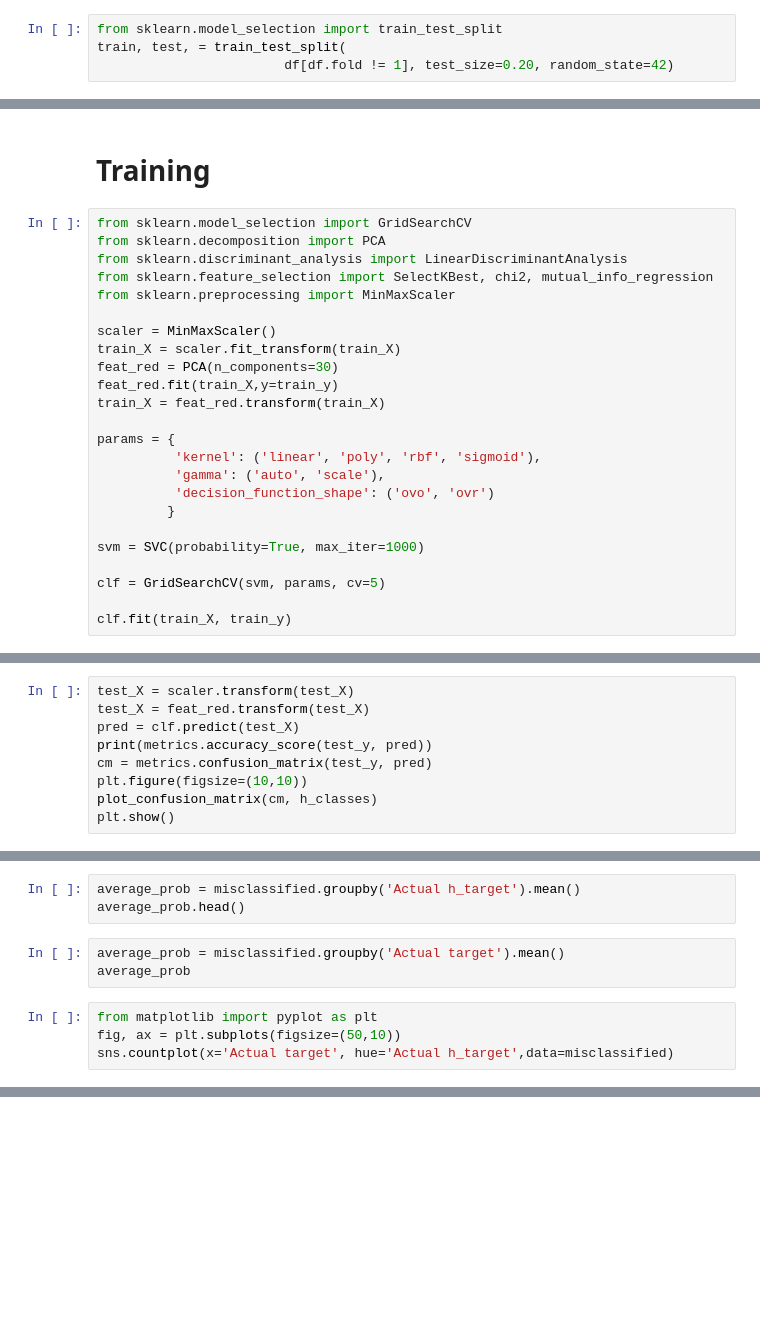
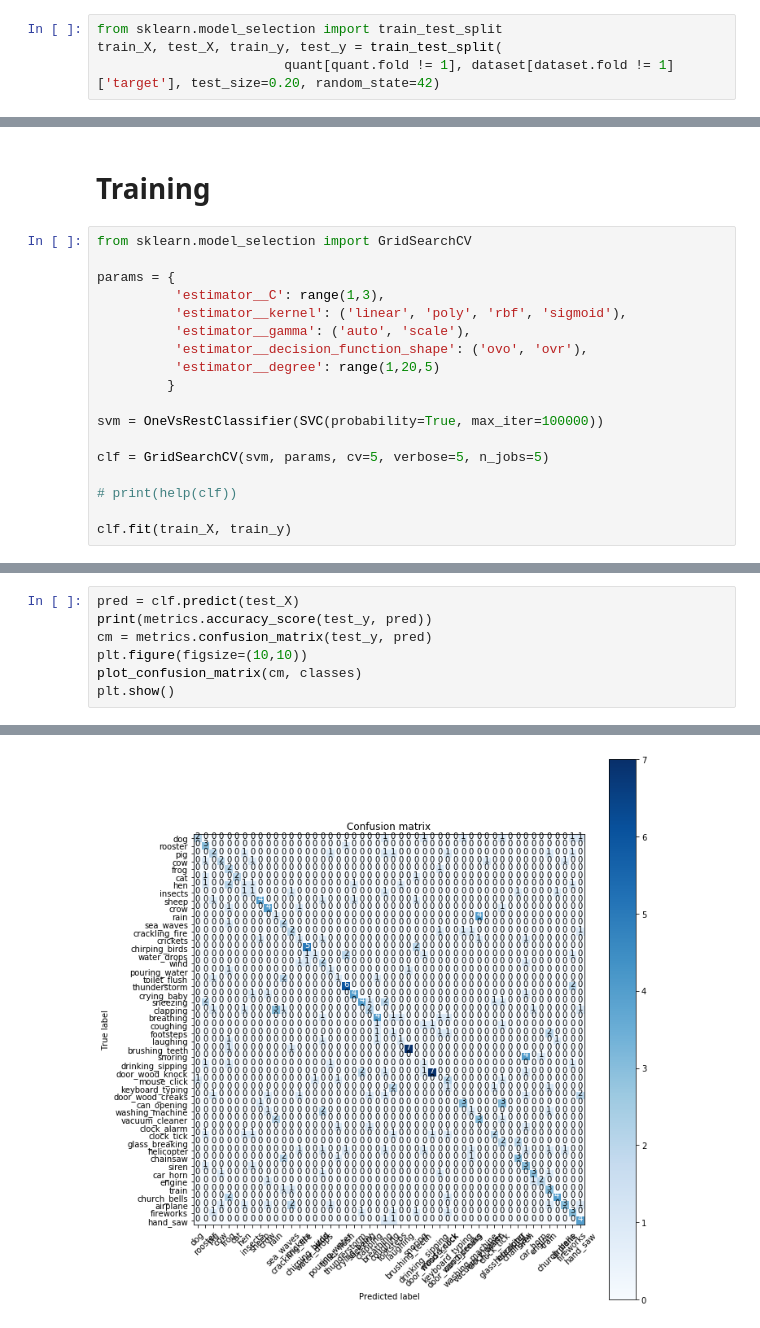
Before and after one commit to DeanPFZ/deep-audio-public, a Jupyter notebook: src/ESC-50/SVM/High Level/500ms.ipynb, the cells around one changed output, grey strips where cells are left out. Drawn from its saved outputs; the diff is of its cells as text; blank space fills up the shorter version.

```diff
--- a/src/ESC-50/SVM/High Level/500ms.ipynb
+++ b/src/ESC-50/SVM/High Level/500ms.ipynb
@@ -123,5 +145,5 @@ quant.shape
 # %%
 from sklearn.model_selection import train_test_split
-train, test, = train_test_split(
-                        df[df.fold != 1], test_size=0.20, random_state=42)
+train_X, test_X, train_y, test_y = train_test_split(
+                        quant[quant.fold != 1], dataset[dataset.fold != 1]['target'], test_size=0.20, random_state=42)
 # %%
@@ -133,26 +157,20 @@ test_y = test['target']
 # Training
 # %%
 from sklearn.model_selection import GridSearchCV
-from sklearn.decomposition import PCA
-from sklearn.discriminant_analysis import LinearDiscriminantAnalysis
-from sklearn.feature_selection import SelectKBest, chi2, mutual_info_regression
-from sklearn.preprocessing import MinMaxScaler
-
-scaler = MinMaxScaler()
-train_X = scaler.fit_transform(train_X)
-feat_red = PCA(n_components=30)
-feat_red.fit(train_X,y=train_y)
-train_X = feat_red.transform(train_X)
 
 params = {
-          'kernel': ('linear', 'poly', 'rbf', 'sigmoid'),
-          'gamma': ('auto', 'scale'),
-          'decision_function_shape': ('ovo', 'ovr')
+          'estimator__C': range(1,3),
+          'estimator__kernel': ('linear', 'poly', 'rbf', 'sigmoid'),
+          'estimator__gamma': ('auto', 'scale'),
+          'estimator__decision_function_shape': ('ovo', 'ovr'),
+          'estimator__degree': range(1,20,5)
          }
 
-svm = SVC(probability=True, max_iter=1000)
+svm = OneVsRestClassifier(SVC(probability=True, max_iter=100000))
 
-clf = GridSearchCV(svm, params, cv=5)
+clf = GridSearchCV(svm, params, cv=5, verbose=5, n_jobs=5)
+
+# print(help(clf))
 
 clf.fit(train_X, train_y)
 # %% [output]
@@ -185,12 +212,3 @@ sorted(clf.cv_results_.keys())
  'std_score_time',
  'std_test_score',
  'std_train_score']
-# %%
-test_X = scaler.transform(test_X)
-test_X = feat_red.transform(test_X)
-pred = clf.predict(test_X)
-print(metrics.accuracy_score(test_y, pred))
-cm = metrics.confusion_matrix(test_y, pred)
-plt.figure(figsize=(10,10))
-plot_confusion_matrix(cm, h_classes)
-plt.show()
@@ -274,10 +223,8 @@ IndexError: list index out of range
-# %%
-average_prob = misclassified.groupby('Actual h_target').mean()
-average_prob.head()
-# %%
-average_prob = misclassified.groupby('Actual target').mean()
-average_prob
-# %%
-from matplotlib import pyplot as plt
-fig, ax = plt.subplots(figsize=(50,10))
-sns.countplot(x='Actual target', hue='Actual h_target',data=misclassified)
+# %%
+pred = clf.predict(test_X)
+print(metrics.accuracy_score(test_y, pred))
+cm = metrics.confusion_matrix(test_y, pred)
+plt.figure(figsize=(10,10))
+plot_confusion_matrix(cm, classes)
+plt.show()
+# %% [output]
@@ -283,0 +240 @@ sns.countplot(x='Actual target', hue='Actual h_target',data=misclassified)
+[figure, added]
```
Also changed, not shown: parts of 18 cells of this notebook, 11 other files.
